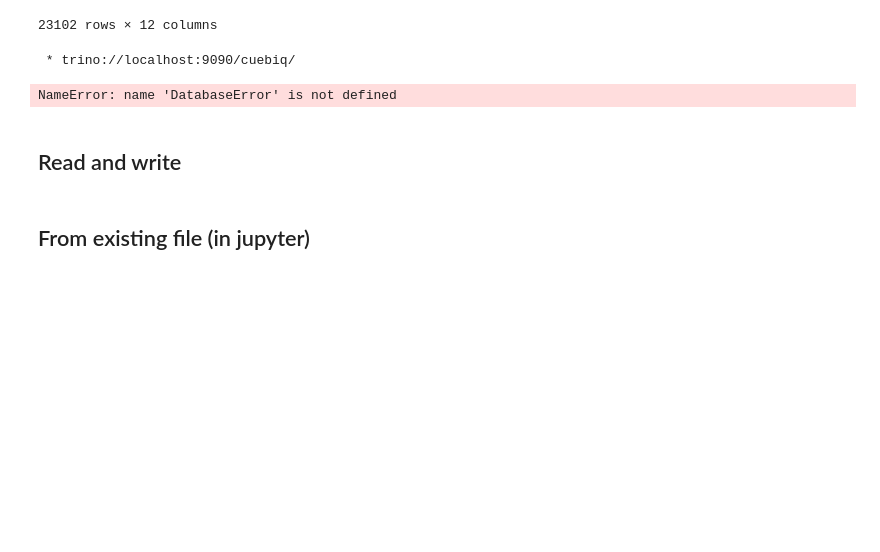
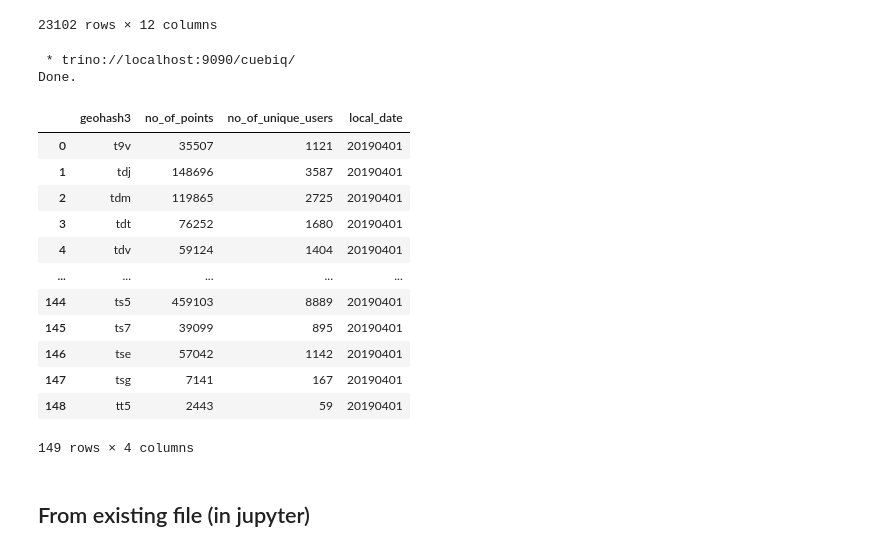
Before and after one commit to dime-worldbank/netmob24-data-challenge, a Jupyter notebook: Code/existing_file_to_server.ipynb, the cells around one changed output. Cells and saved outputs as stored; diff of their text form; code cells hidden in the pictures; blank space fills up the shorter version.

```diff
--- a/Code/Del_existing_file_to_server.ipynb
+++ b/Code/existing_file_to_server.ipynb
@@ -188,11 +195,24 @@ Done.
 23102 rows × 12 columns
 # %%
 # check
-q1 = f"select * from dedicated.pop_density.pd_id_20191009_agg3"
+q1 = f"select * from dedicated.pop_density.pd_in_20190401_agg3_2"
 %sql $q1
 # %% [output]
  * trino://localhost:9090/cuebiq/
+Done.
+|  | geohash3 | no_of_points | no_of_unique_users | local_date |
+| 0 | t9v | 35507 | 1121 | 20190401 |
+| 1 | tdj | 148696 | 3587 | 20190401 |
+| 2 | tdm | 119865 | 2725 | 20190401 |
+| 3 | tdt | 76252 | 1680 | 20190401 |
+| 4 | tdv | 59124 | 1404 | 20190401 |
+| ... | ... | ... | ... | ... |
+| 144 | ts5 | 459103 | 8889 | 20190401 |
+| 145 | ts7 | 39099 | 895 | 20190401 |
+| 146 | tse | 57042 | 1142 | 20190401 |
+| 147 | tsg | 7141 | 167 | 20190401 |
+| 148 | tt5 | 2443 | 59 | 20190401 |
-NameError: name 'DatabaseError' is not defined
+149 rows × 4 columns
 # %%
 import pandas as pd
 from sqlalchemy.engine import create_engine
@@ -264,8 +284,6 @@ ALTER TABLE "bucketized_table" RENAME TO "{final_bucketized_table}"
 # Execute the rename table query
 with con.connect() as connection:
     connection.execute(rename_table_query)
-# %% [markdown]
-## Read and write
 # %% [markdown]
 ## From existing file (in jupyter)
 # %%
```
Also changed, not shown: parts of 1 cell of this notebook, 16 other files.
